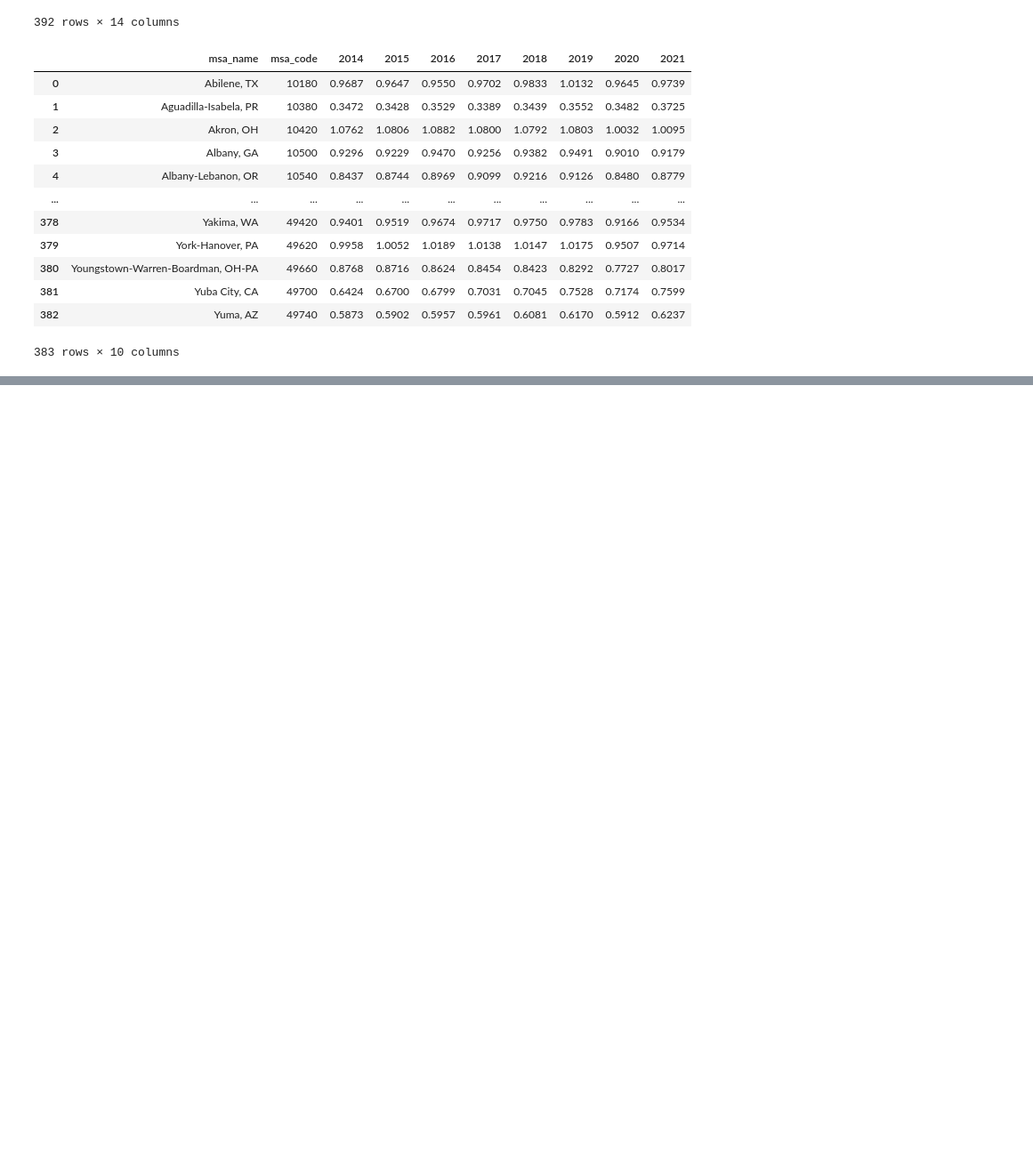
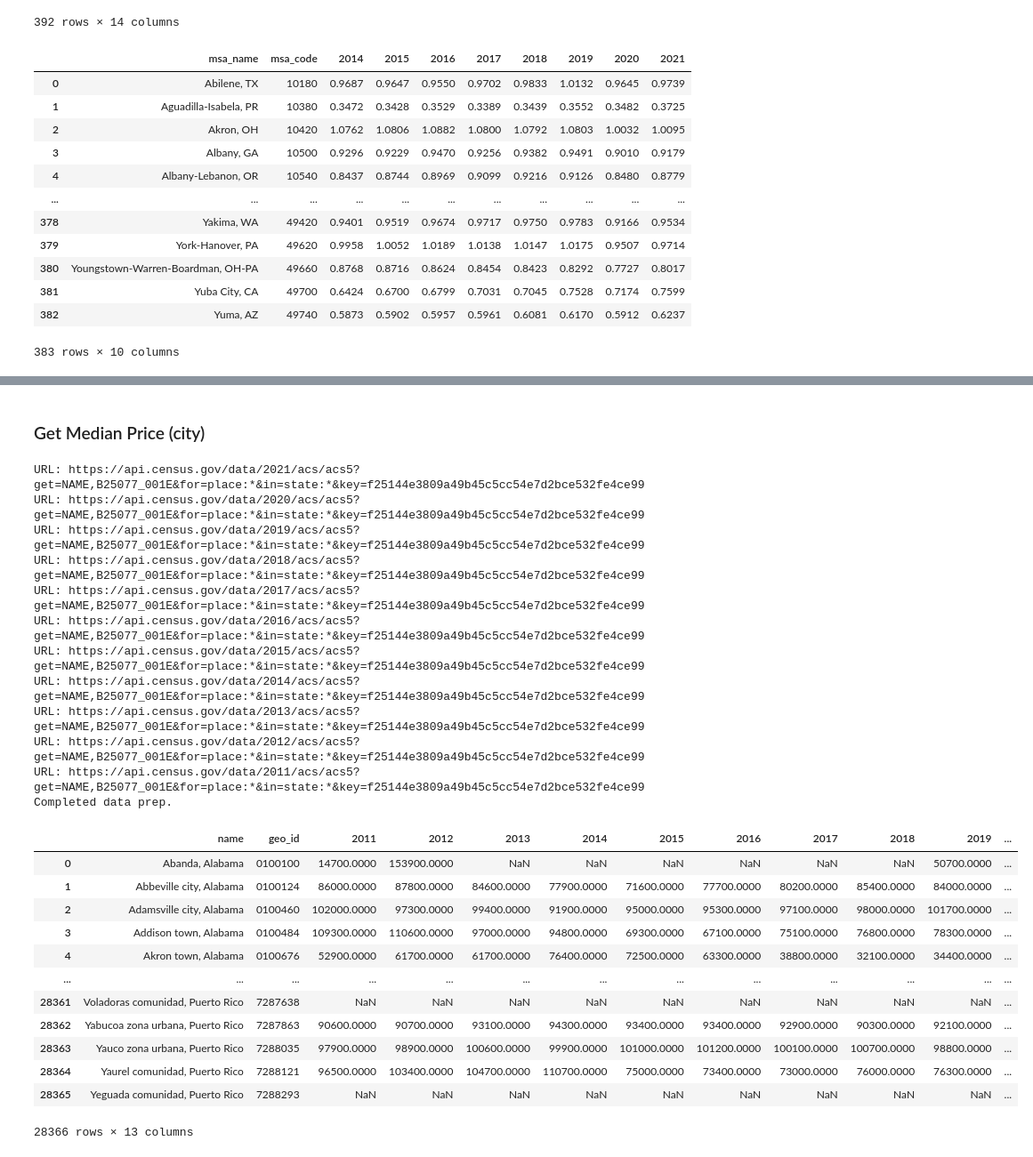
Before and after one commit to AustinJamesWolff/housing_supply_and_demand, a Jupyter notebook: census_api.ipynb, the cells around one changed output, grey strips where cells are left out. Shown at 89% size. Cells and saved outputs as stored; diff of their text form; code cells hidden in the pictures; blank space fills up the shorter version.

```diff
--- a/census_api.ipynb
+++ b/census_api.ipynb
@@ -1459,0 +1556,39 @@ jobs_per_unit
+# %% [markdown]
+### Get Median Price (city)
+# %%
+# Run the API download function
+median_price_city = download_and_format_msa_census_data(
+    census_code="B25077_001E",
+    census_code_meaning="median_price_city",
+    begin_year=begin_year,
+    end_year=end_year,
+    format_msa=False,
+    format_city=True
+)
+median_price_city
+# %% [output]
+URL: https://api.census.gov/data/2021/acs/acs5?get=NAME,B25077_001E&for=place:*&in=state:*&key=f25144e3809a49b45c5cc54e7d2bce532fe4ce99
+URL: https://api.census.gov/data/2020/acs/acs5?get=NAME,B25077_001E&for=place:*&in=state:*&key=f25144e3809a49b45c5cc54e7d2bce532fe4ce99
+URL: https://api.census.gov/data/2019/acs/acs5?get=NAME,B25077_001E&for=place:*&in=state:*&key=f25144e3809a49b45c5cc54e7d2bce532fe4ce99
+URL: https://api.census.gov/data/2018/acs/acs5?get=NAME,B25077_001E&for=place:*&in=state:*&key=f25144e3809a49b45c5cc54e7d2bce532fe4ce99
+URL: https://api.census.gov/data/2017/acs/acs5?get=NAME,B25077_001E&for=place:*&in=state:*&key=f25144e3809a49b45c5cc54e7d2bce532fe4ce99
+URL: https://api.census.gov/data/2016/acs/acs5?get=NAME,B25077_001E&for=place:*&in=state:*&key=f25144e3809a49b45c5cc54e7d2bce532fe4ce99
+URL: https://api.census.gov/data/2015/acs/acs5?get=NAME,B25077_001E&for=place:*&in=state:*&key=f25144e3809a49b45c5cc54e7d2bce532fe4ce99
+URL: https://api.census.gov/data/2014/acs/acs5?get=NAME,B25077_001E&for=place:*&in=state:*&key=f25144e3809a49b45c5cc54e7d2bce532fe4ce99
+URL: https://api.census.gov/data/2013/acs/acs5?get=NAME,B25077_001E&for=place:*&in=state:*&key=f25144e3809a49b45c5cc54e7d2bce532fe4ce99
+URL: https://api.census.gov/data/2012/acs/acs5?get=NAME,B25077_001E&for=place:*&in=state:*&key=f25144e3809a49b45c5cc54e7d2bce532fe4ce99
+URL: https://api.census.gov/data/2011/acs/acs5?get=NAME,B25077_001E&for=place:*&in=state:*&key=f25144e3809a49b45c5cc54e7d2bce532fe4ce99
+Completed data prep.
+|  | name | geo_id | 2011 | 2012 | 2013 | 2014 | 2015 | 2016 | 2017 | 2018 | 2019 | ... |
+| 0 | Abanda, Alabama | 0100100 | 14700.0000 | 153900.0000 | NaN | NaN | NaN | NaN | NaN | NaN | 50700.0000 | ... |
+| 1 | Abbeville city, Alabama | 0100124 | 86000.0000 | 87800.0000 | 84600.0000 | 77900.0000 | 71600.0000 | 77700.0000 | 80200.0000 | 85400.0000 | 84000.0000 | ... |
+| 2 | Adamsville city, Alabama | 0100460 | 102000.0000 | 97300.0000 | 99400.0000 | 91900.0000 | 95000.0000 | 95300.0000 | 97100.0000 | 98000.0000 | 101700.0000 | ... |
+| 3 | Addison town, Alabama | 0100484 | 109300.0000 | 110600.0000 | 97000.0000 | 94800.0000 | 69300.0000 | 67100.0000 | 75100.0000 | 76800.0000 | 78300.0000 | ... |
+| 4 | Akron town, Alabama | 0100676 | 52900.0000 | 61700.0000 | 61700.0000 | 76400.0000 | 72500.0000 | 63300.0000 | 38800.0000 | 32100.0000 | 34400.0000 | ... |
+| ... | ... | ... | ... | ... | ... | ... | ... | ... | ... | ... | ... | ... |
+| 28361 | Voladoras comunidad, Puerto Rico | 7287638 | NaN | NaN | NaN | NaN | NaN | NaN | NaN | NaN | NaN | ... |
+| 28362 | Yabucoa zona urbana, Puerto Rico | 7287863 | 90600.0000 | 90700.0000 | 93100.0000 | 94300.0000 | 93400.0000 | 93400.0000 | 92900.0000 | 90300.0000 | 92100.0000 | ... |
+| 28363 | Yauco zona urbana, Puerto Rico | 7288035 | 97900.0000 | 98900.0000 | 100600.0000 | 99900.0000 | 101000.0000 | 101200.0000 | 100100.0000 | 100700.0000 | 98800.0000 | ... |
+| 28364 | Yaurel comunidad, Puerto Rico | 7288121 | 96500.0000 | 103400.0000 | 104700.0000 | 110700.0000 | 75000.0000 | 73400.0000 | 73000.0000 | 76000.0000 | 76300.0000 | ... |
+| 28365 | Yeguada comunidad, Puerto Rico | 7288293 | NaN | NaN | NaN | NaN | NaN | NaN | NaN | NaN | NaN | ... |
+28366 rows × 13 columns
```
Also changed, not shown: parts of 17 cells of this notebook, 8 other files.
